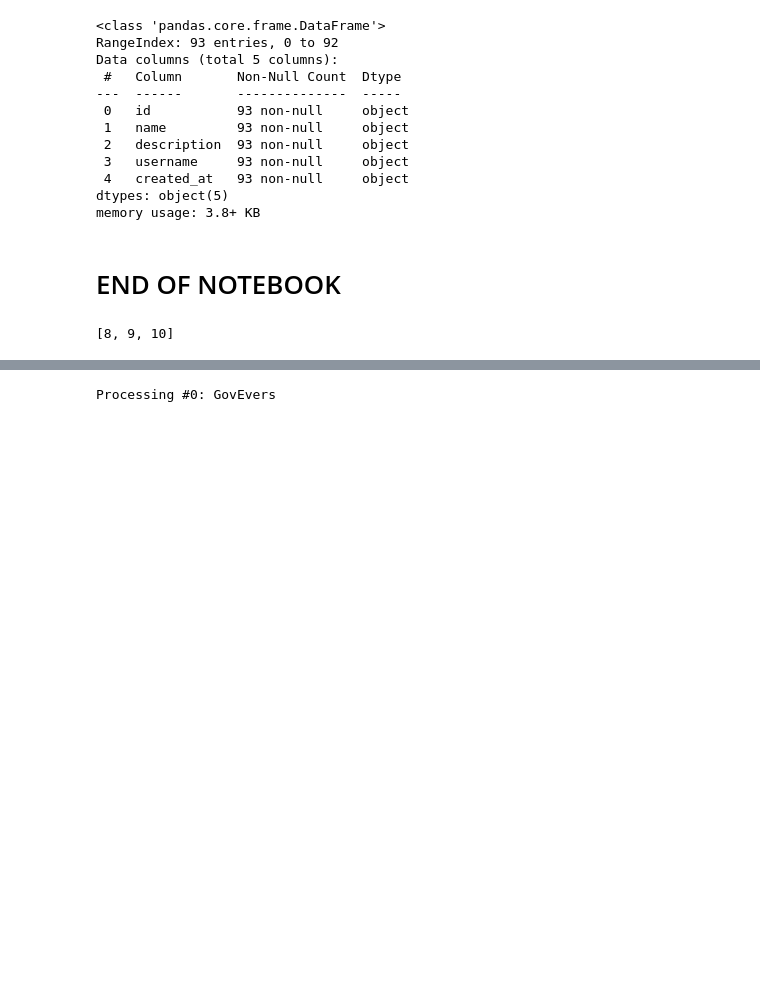
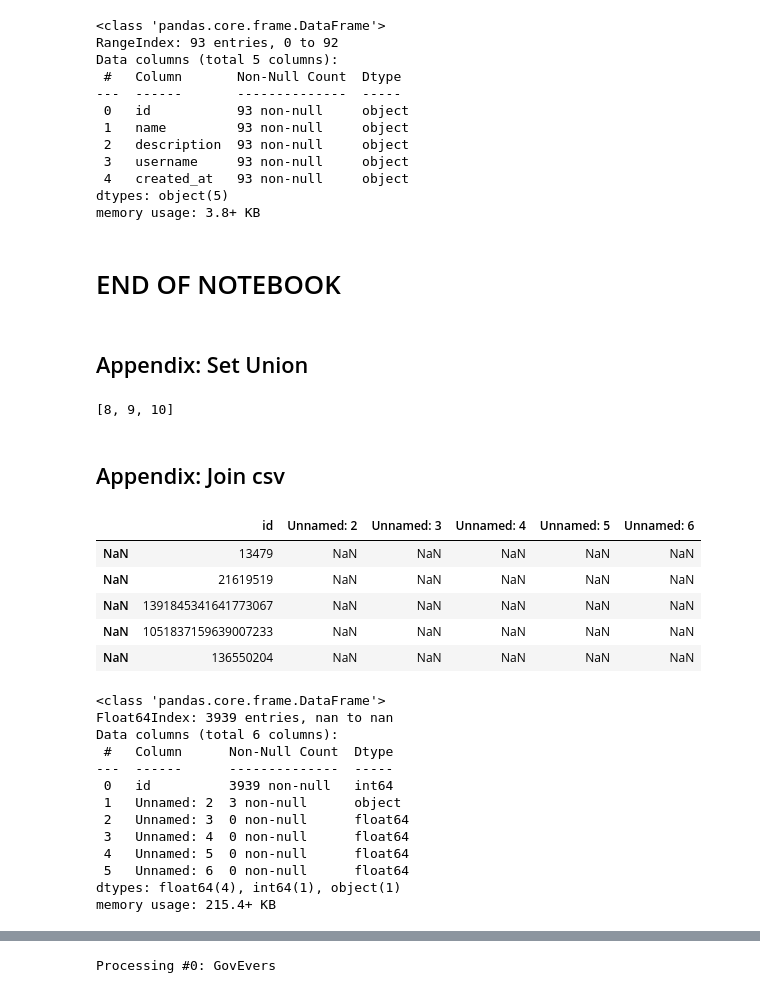
Before and after one commit to jon-chun/scrape-social-medias, a Jupyter notebook: scrape_twitter_usgovs_simple.ipynb, the cells around one changed output, grey strips where cells are left out. Cells and saved outputs as stored; diff of their text form; code cells hidden in the pictures; blank space fills up the shorter version.

```diff
--- a/scrape_twitter_usgovs_simple.ipynb
+++ b/scrape_twitter_usgovs_simple.ipynb
@@ -733,6 +716,8 @@ dtypes: object(5)
 memory usage: 3.8+ KB
 # %% [markdown]
 # END OF NOTEBOOK
+# %% [markdown]
+## Appendix: Set Union
 # %%
 # Find common elements in 2 data collections (here lists)
 #
@@ -745,3 +730,29 @@ common_ls = list(set(aoc_ls).intersection(set(mgt_ls)))
 # %%
 for auser in common_ls:
     user (user_fields=['created_at','public_metrics'])
+# %% [markdown]
+## Appendix: Join csv
+# %%
+aoc_followers_df = pd.read_csv('aoc_following_ids.csv', index_col=[0])
+aoc_followers_df.head()
+aoc_followers_df.info()
+# %% [output]
+|  | id | Unnamed: 2 | Unnamed: 3 | Unnamed: 4 | Unnamed: 5 | Unnamed: 6 |
+| NaN | 13479 | NaN | NaN | NaN | NaN | NaN |
+| NaN | 21619519 | NaN | NaN | NaN | NaN | NaN |
+| NaN | 1391845341641773067 | NaN | NaN | NaN | NaN | NaN |
+| NaN | 1051837159639007233 | NaN | NaN | NaN | NaN | NaN |
+| NaN | 136550204 | NaN | NaN | NaN | NaN | NaN |
+<class 'pandas.core.frame.DataFrame'>
+Float64Index: 3939 entries, nan to nan
+Data columns (total 6 columns):
+ #   Column      Non-Null Count  Dtype
+---  ------      --------------  -----
+ 0   id          3939 non-null   int64
+ 1   Unnamed: 2  3 non-null      object
+ 2   Unnamed: 3  0 non-null      float64
+ 3   Unnamed: 4  0 non-null      float64
+ 4   Unnamed: 5  0 non-null      float64
+ 5   Unnamed: 6  0 non-null      float64
+dtypes: float64(4), int64(1), object(1)
+memory usage: 215.4+ KB
```
Also changed, not shown: parts of 9 cells of this notebook, 2 other files.
